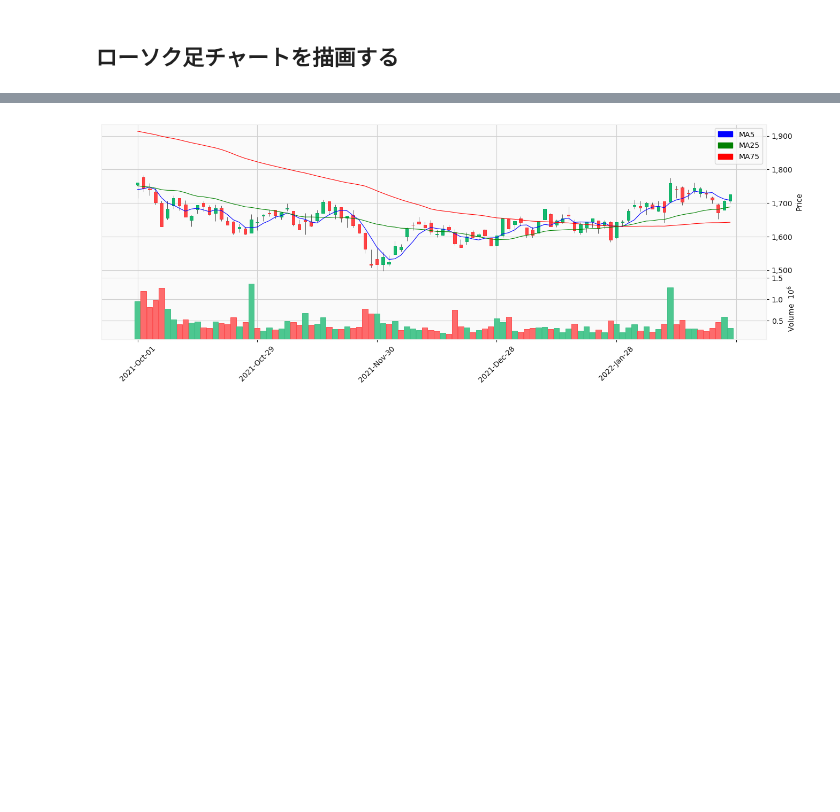
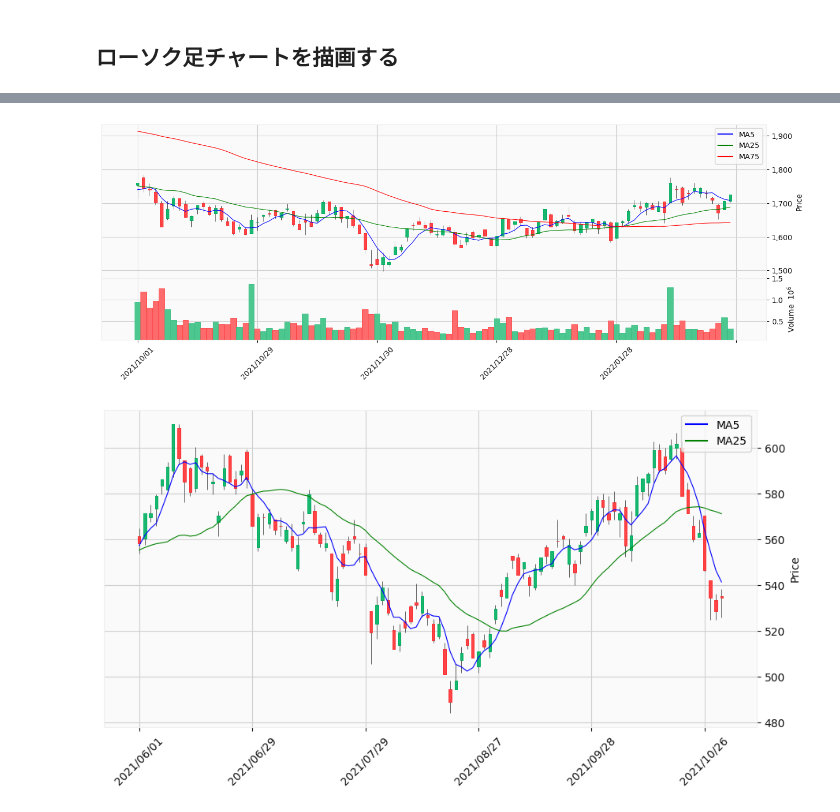
Before and after one commit to hirokimituya/stock-price-analysis, a Jupyter notebook: technical_analysis/株価分析.ipynb, the cells around one changed output, grey strips where cells are left out. Drawn from its saved outputs; the diff is of its cells as text; code cells hidden in the pictures; blank space fills up the shorter version.

```diff
--- a/technical_analysis/株価分析.ipynb
+++ b/technical_analysis/株価分析.ipynb
@@ -69,7 +69,7 @@ df.tail()
 # %%
 import mplfinance as mpf
 import matplotlib
-import matplotlib.patches as mpatches
+import matplotlib.pyplot as plt
 import datetime as dt
 
 # ローソク足と出来高を表示するメソッド
@@ -83,7 +83,7 @@ def show_plot(code, start, end, show_volume=True, mas=[], width=2, height=1, per
     :param mas: チャートに移動平均線を表示するためのリスト（例: [5, 25, 75]）
     :param width: チャートの幅（縦横比）
     :param height: チャートの高さ（縦横比）
-    :param period: 表示するチャートの期間をどの単位でまとめるか（'M' or 'W'）
+    :param period: 表示するチャートの期間をどの単位でまとめるか（'W' or 'M'）
     """
     # 株価データの取得
     df = get_stock_data(code)
@@ -106,10 +106,11 @@ def show_plot(code, start, end, show_volume=True, mas=[], width=2, height=1, per
     labels = []
     for ma, color in zip(mas, colors):
         apd.append(mpf.make_addplot(cdf[f'ma{ma}'], color=color, width=0.8))
-        labels.append(mpatches.Patch(color=color, label=f'ma{ma}'.upper(), linewidth=1))
+        labels.append(plt.plot([], c=color, label=f'ma{ma}'.upper())[0])
+    plt.close() # ラベルの線を描画するplt.plot関数がが不要な図を作成するのを防ぐため
 
     # 描画情報を取得
-    fig, axes = mpf.plot(cdf, type='candle', figratio=(width, height), volume=show_volume, style='yahoo', addplot=apd, returnfig=True)
+    fig, axes = mpf.plot(cdf, type='candle', figratio=(width, height), volume=show_volume, style='yahoo', addplot=apd, returnfig=True, datetime_format="%Y/%m/%d")
 
     # 数値に「,」をつける
     axes[0].get_yaxis().set_major_formatter(matplotlib.ticker.FuncFormatter(lambda x, p: format(int(x), ',')))
@@ -124,4 +125,8 @@ def show_plot(code, start, end, show_volume=True, mas=[], width=2, height=1, per
 # 周足ローソク足チャートの表示
 show_plot(7616, '2021-10-1', '2022-2-28', mas=[5, 25, 75], width=3)
 # %% [output]
-[figure, old version]
+[figure, new version]
+# %%
+show_plot(4902, '2021-6-1', '2021-10-30', show_volume=False, mas=[5, 25])
+# %% [output]
+[figure, added]
```
Also changed, not shown: parts of 3 cells of this notebook.
